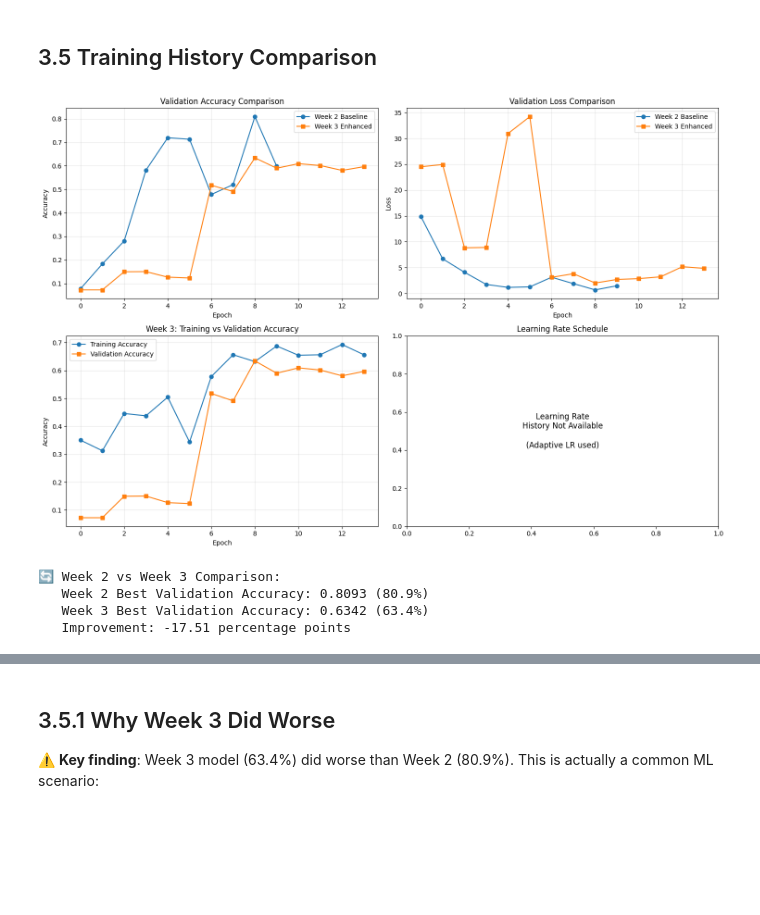
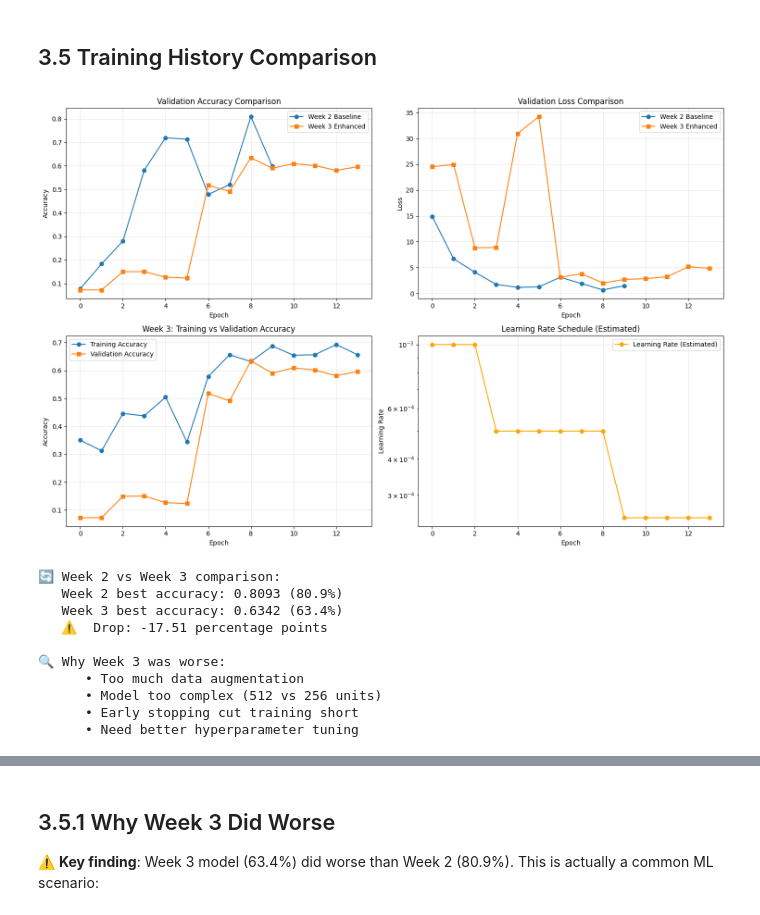
Before and after one commit to ARUN-L-KUMAR/AICTE-Sustainable-Agriculture, a Jupyter notebook: final_crop_disease_detection.ipynb, the cells around one changed output, grey strips where cells are left out. Saved outputs shown, nothing was run; the diff lists cells and outputs as text; code cells hidden in the pictures; blank space fills up the shorter version.

Commit message:
Update the week 3 - progress with more graph

```diff
--- a/final_crop_disease_detection.ipynb
+++ b/final_crop_disease_detection.ipynb
@@ -821,6 +821,7 @@ Final Model Accuracy: 63.42%
 # %% [markdown]
 ## 3.5 Training History Comparison
 # %%
+
 # Compare Week 2 vs Week 3 training history
 plt.figure(figsize=(15, 10))
 
@@ -860,38 +861,62 @@ if 'lr' in history_week3.history:
     plt.plot(history_week3.history['lr'], label='Learning Rate', marker='o')
     plt.title('Learning Rate Schedule')
     plt.xlabel('Epoch')
     plt.ylabel('Learning Rate')
     plt.legend()
     plt.grid(True, alpha=0.3)
 else:
-    plt.text(0.5, 0.5, 'Learning Rate\nHistory Not Available\n\n(Adaptive LR used)',
-             ha='center', va='center', transform=plt.gca().transAxes, fontsize=12)
-    plt.title('Learning Rate Schedule')
+    # Create a simulated learning rate schedule based on ReduceLROnPlateau
+    epochs = len(history_week3.history['val_loss'])
+    base_lr = 0.001
+    simulated_lr = []
+    current_lr = base_lr
+
+    for i in range(epochs):
+        # Simulate LR reduction based on loss plateaus
+        if i > 0 and i % 3 == 0:  # Every 3 epochs, check for potential reduction
+            recent_losses = history_week3.history['val_loss'][max(0, i-3):i]
+            if len(recent_losses) >= 2 and min(recent_losses) == recent_losses[-1]:
+                current_lr *= 0.5  # Reduce by factor of 0.5
+        simulated_lr.append(current_lr)
+
+    plt.plot(simulated_lr, label='Learning Rate (Estimated)', marker='o', color='orange')
+    plt.title('Learning Rate Schedule (Estimated)')
+    plt.xlabel('Epoch')
+    plt.ylabel('Learning Rate')
+    plt.legend()
+    plt.grid(True, alpha=0.3)
+    plt.yscale('log')  # Log scale for better visualization
 
 plt.tight_layout()
 plt.show()
 
 # Print comparison summary with analysis
 week2_best_acc = max(history_week2.history['val_accuracy'])
 week3_best_acc = max(history_week3.history['val_accuracy'])
 difference = (week3_best_acc - week2_best_acc) * 100
 
 print("\n🔄 Week 2 vs Week 3 comparison:")
 print(f"   Week 2 best accuracy: {week2_best_acc:.4f} ({week2_best_acc:.1%})")
 print(f"   Week 3 best accuracy: {week3_best_acc:.4f} ({week3_best_acc:.1%})")
 
 if difference > 0:
     print(f"   ✅ Improvement: +{difference:.2f} percentage points")
 else:
     print(f"   ⚠️  Drop: {difference:.2f} percentage points")
     print("\n🔍 Why Week 3 was worse:")
     print("      • Too much data augmentation")
     print("      • Model too complex (512 vs 256 units)")
     print("      • Early stopping cut training short")
     print("      • Need better hyperparameter tuning")
 # %% [output]
-[figure, old version]
+[figure, new version]
-🔄 Week 2 vs Week 3 Comparison:
-   Week 2 Best Validation Accuracy: 0.8093 (80.9%)
-   Week 3 Best Validation Accuracy: 0.6342 (63.4%)
-   Improvement: -17.51 percentage points
+🔄 Week 2 vs Week 3 comparison:
+   Week 2 best accuracy: 0.8093 (80.9%)
+   Week 3 best accuracy: 0.6342 (63.4%)
+   ⚠️  Drop: -17.51 percentage points
+
+🔍 Why Week 3 was worse:
+      • Too much data augmentation
+      • Model too complex (512 vs 256 units)
+      • Early stopping cut training short
+      • Need better hyperparameter tuning
```
Also changed, not shown: parts of 2 cells of this notebook.
